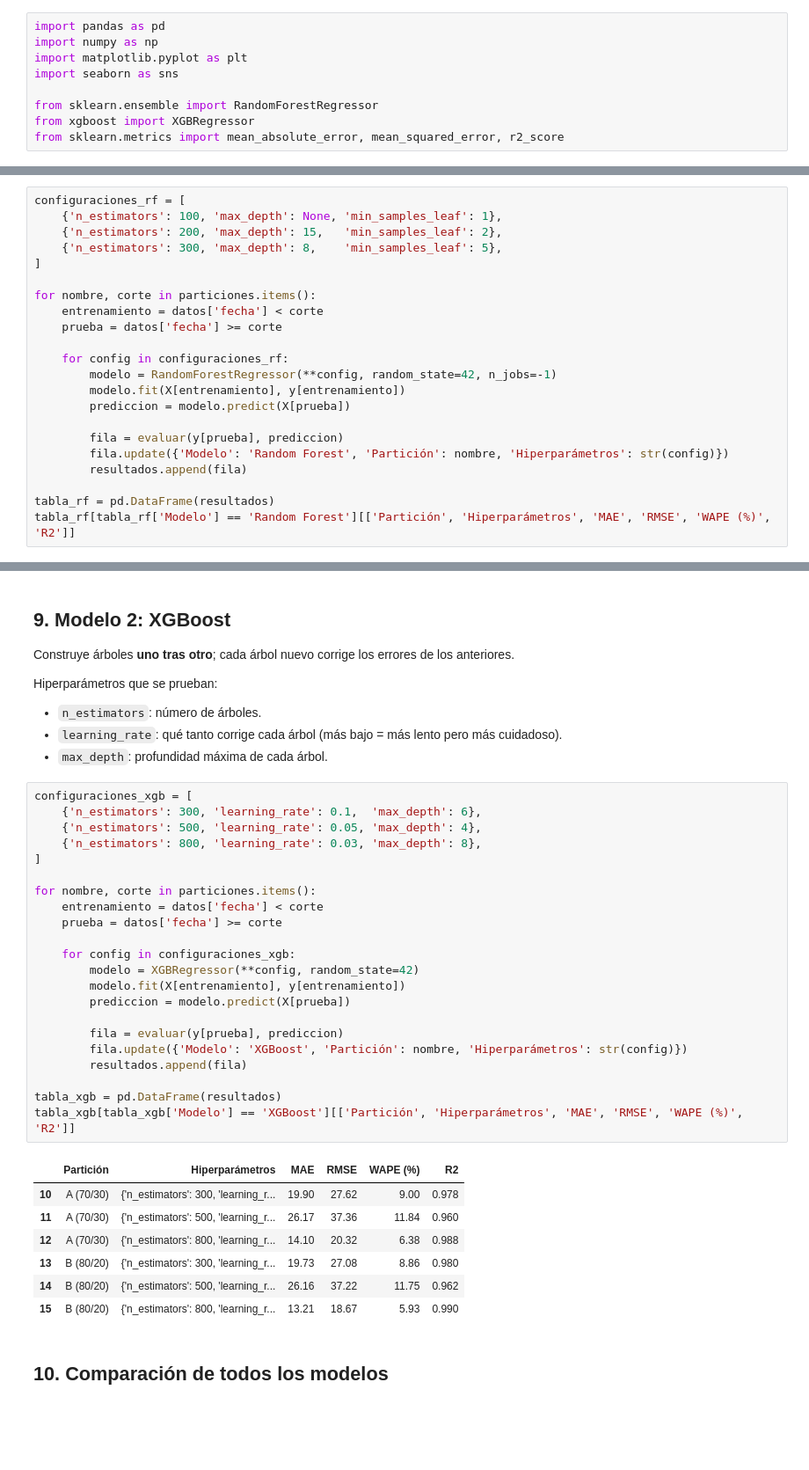
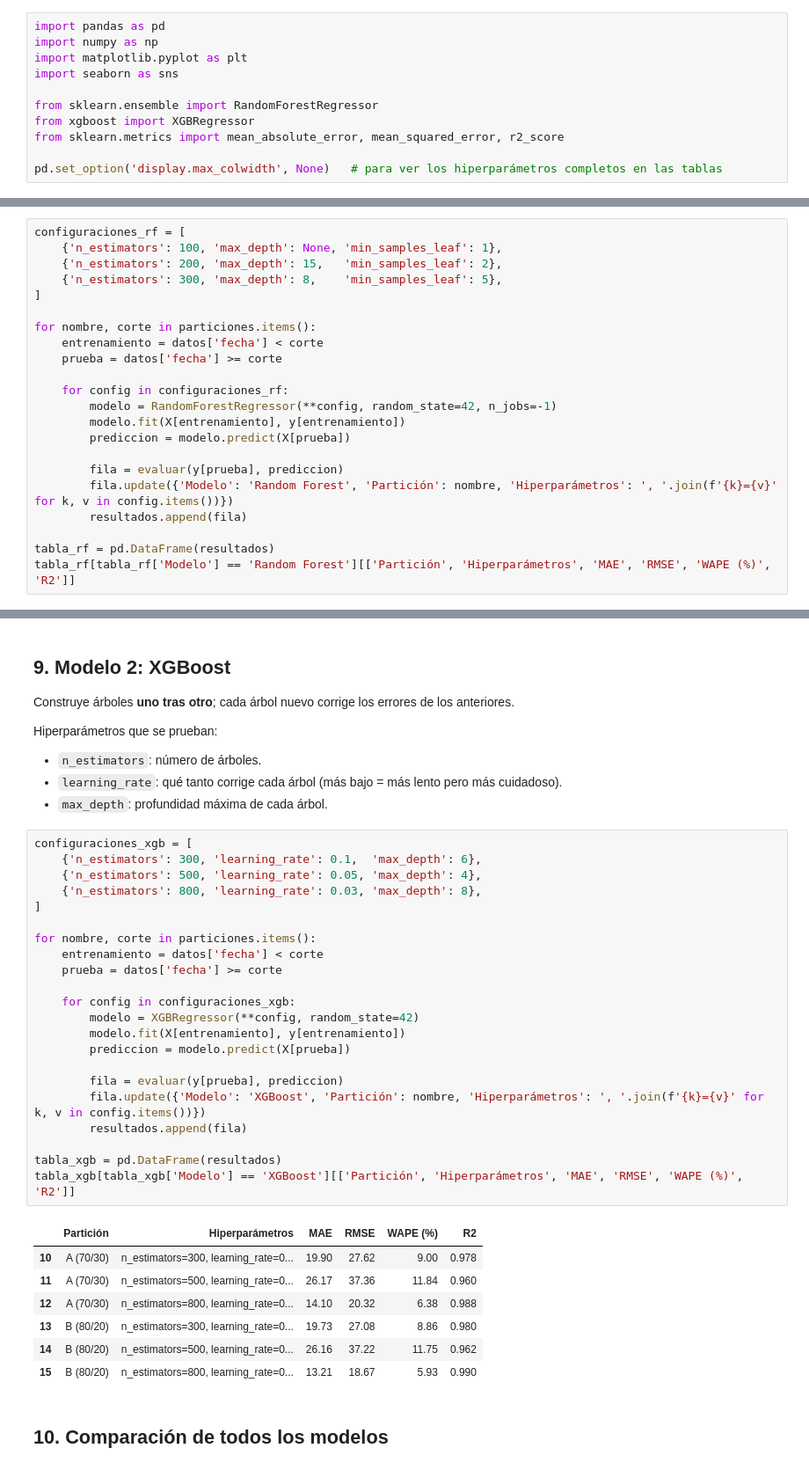
Before and after one commit to patatamanYT/no-entear, a Jupyter notebook: etapa_5_1_codigo/TI3002C_Etapa 5.1_Código ML_6_Jaime Hernández González.ipynb, the cells around one changed output, grey strips where cells are left out. Shown at 88% size. Drawn from its saved outputs; the diff is of its cells as text; blank space fills up the shorter version.

```diff
--- a/TI3002C_Etapa 5.1_Código ML_6_Jaime Hernández González.ipynb
+++ b/etapa_5_1_codigo/TI3002C_Etapa 5.1_Código ML_6_Jaime Hernández González.ipynb
@@ -18,6 +18,8 @@ import seaborn as sns
 from sklearn.ensemble import RandomForestRegressor
 from xgboost import XGBRegressor
 from sklearn.metrics import mean_absolute_error, mean_squared_error, r2_score
+
+pd.set_option('display.max_colwidth', None)   # para ver los hiperparámetros completos en las tablas
 # %% [markdown]
 ## 2. Importar datos
 Se usa la base **mensual (Nivel Macro)**: 130 productos × 7 regiones × 24 meses (2024–2025).
@@ -272,7 +343,7 @@ for nombre, corte in particiones.items():
         prediccion = modelo.predict(X[prueba])
 
         fila = evaluar(y[prueba], prediccion)
-        fila.update({'Modelo': 'Random Forest', 'Partición': nombre, 'Hiperparámetros': str(config)})
+        fila.update({'Modelo': 'Random Forest', 'Partición': nombre, 'Hiperparámetros': ', '.join(f'{k}={v}' for k, v in config.items())})
         resultados.append(fila)
 
 tabla_rf = pd.DataFrame(resultados)
@@ -296,33 +367,33 @@ Hiperparámetros que se prueban:
 # %%
 configuraciones_xgb = [
     {'n_estimators': 300, 'learning_rate': 0.1,  'max_depth': 6},
     {'n_estimators': 500, 'learning_rate': 0.05, 'max_depth': 4},
     {'n_estimators': 800, 'learning_rate': 0.03, 'max_depth': 8},
 ]
 
 for nombre, corte in particiones.items():
     entrenamiento = datos['fecha'] < corte
     prueba = datos['fecha'] >= corte
 
     for config in configuraciones_xgb:
         modelo = XGBRegressor(**config, random_state=42)
         modelo.fit(X[entrenamiento], y[entrenamiento])
         prediccion = modelo.predict(X[prueba])
 
         fila = evaluar(y[prueba], prediccion)
-        fila.update({'Modelo': 'XGBoost', 'Partición': nombre, 'Hiperparámetros': str(config)})
+        fila.update({'Modelo': 'XGBoost', 'Partición': nombre, 'Hiperparámetros': ', '.join(f'{k}={v}' for k, v in config.items())})
         resultados.append(fila)
 
 tabla_xgb = pd.DataFrame(resultados)
 tabla_xgb[tabla_xgb['Modelo'] == 'XGBoost'][['Partición', 'Hiperparámetros', 'MAE', 'RMSE', 'WAPE (%)', 'R2']]
 # %% [output]
 |  | Partición | Hiperparámetros | MAE | RMSE | WAPE (%) | R2 |
-| 10 | A (70/30) | {'n_estimators': 300, 'learning_r... | 19.90 | 27.62 | 9.00 | 0.978 |
-| 11 | A (70/30) | {'n_estimators': 500, 'learning_r... | 26.17 | 37.36 | 11.84 | 0.960 |
-| 12 | A (70/30) | {'n_estimators': 800, 'learning_r... | 14.10 | 20.32 | 6.38 | 0.988 |
-| 13 | B (80/20) | {'n_estimators': 300, 'learning_r... | 19.73 | 27.08 | 8.86 | 0.980 |
-| 14 | B (80/20) | {'n_estimators': 500, 'learning_r... | 26.16 | 37.22 | 11.75 | 0.962 |
-| 15 | B (80/20) | {'n_estimators': 800, 'learning_r... | 13.21 | 18.67 | 5.93 | 0.990 |
+| 10 | A (70/30) | n_estimators=300, learning_rate=0... | 19.90 | 27.62 | 9.00 | 0.978 |
+| 11 | A (70/30) | n_estimators=500, learning_rate=0... | 26.17 | 37.36 | 11.84 | 0.960 |
+| 12 | A (70/30) | n_estimators=800, learning_rate=0... | 14.10 | 20.32 | 6.38 | 0.988 |
+| 13 | B (80/20) | n_estimators=300, learning_rate=0... | 19.73 | 27.08 | 8.86 | 0.980 |
+| 14 | B (80/20) | n_estimators=500, learning_rate=0... | 26.16 | 37.22 | 11.75 | 0.962 |
+| 15 | B (80/20) | n_estimators=800, learning_rate=0... | 13.21 | 18.67 | 5.93 | 0.990 |
 # %% [markdown]
 ## 10. Comparación de todos los modelos
 # %%
```
Also changed, not shown: parts of 11 cells of this notebook, 2 other files.
